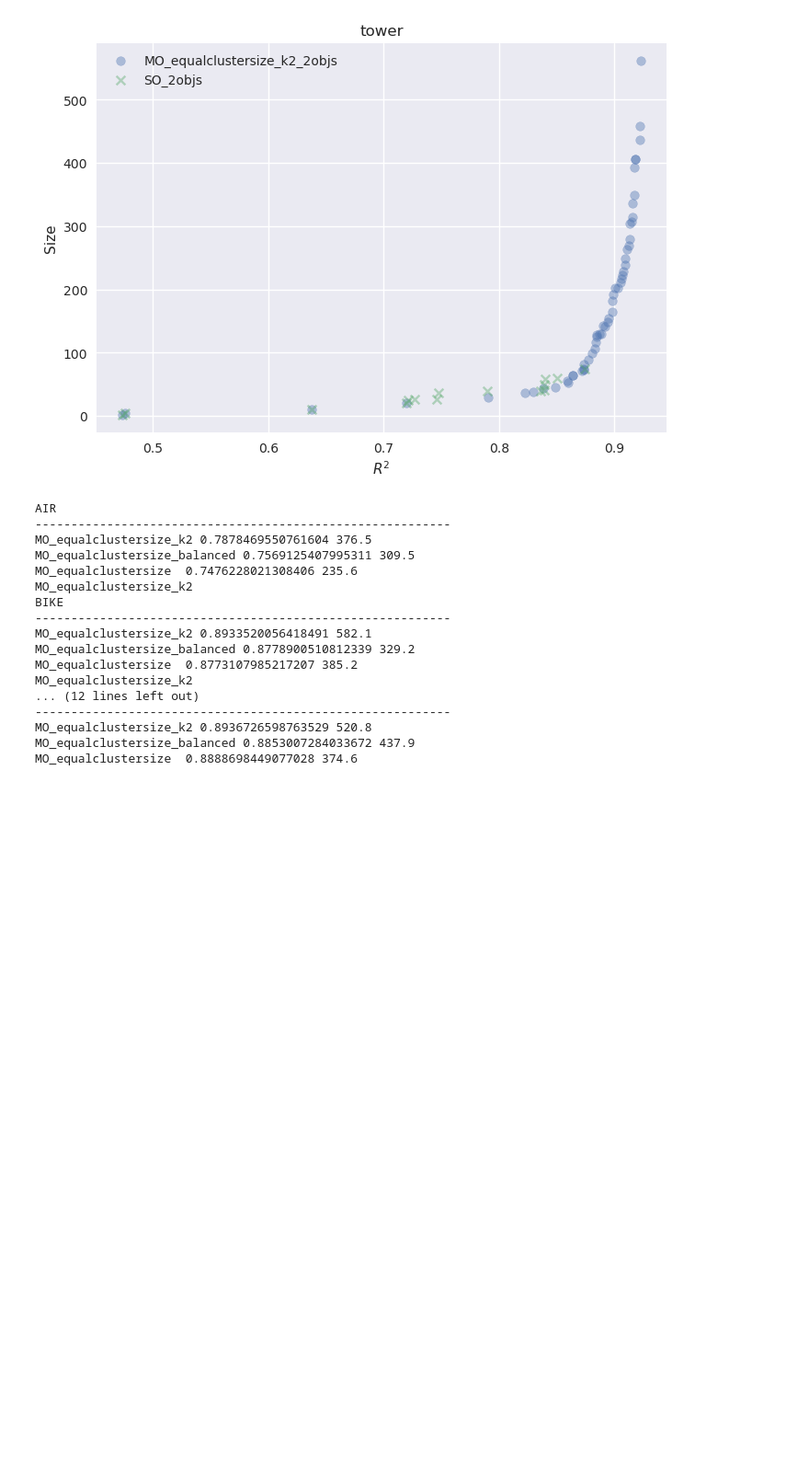
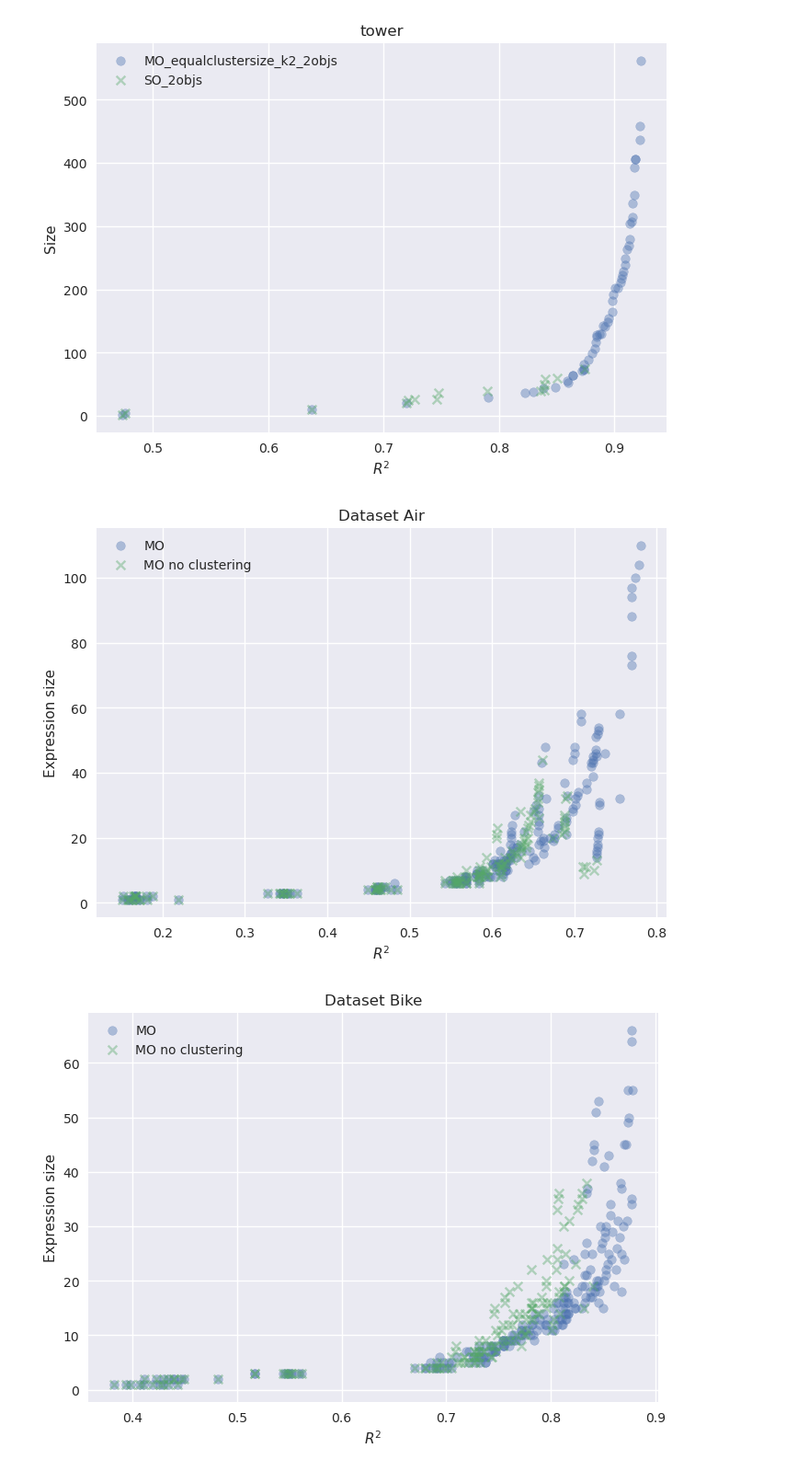
Before and after one commit to matigekunstintelligentie/MultiGPG, a Jupyter notebook: aggregate_MO.ipynb, the cells around one changed output. Shown at 92% size. Drawn from its saved outputs; the diff is of its cells as text; code cells hidden in the pictures; blank space fills up the shorter version.

```diff
--- a/aggregate_MO.ipynb
+++ b/aggregate_MO.ipynb
@@ -807,39 +807,36 @@ for dataset in datasets:
 [figure]
 [figure]
 # %%
-algorithms = ["MO_equalclustersize_k2", "MO_equalclustersize_balanced", "MO_equalclustersize"]
+import matplotlib.pyplot as plt
+from mpl_toolkits.mplot3d import Axes3D
+
+experiments = [["MO", "MO_nocluster"]]
+translate_dict = {"MO":"MO", "MO_nocluster":"MO no clustering"}
+markers = ['o', 'x', '^','s']
 for dataset in datasets:
-    print(dataset.upper())
-    print("-"*58)
-    meds = []
+    for experiment in experiments:
+        # Create a new figure for 3D plotting
+        plt.figure()
 
-    for algorithm in algorithms:
-        print(algorithm.ljust(20), dataset_filename[dataset][algorithm]["avg_hv"], np.mean(dataset_filename[dataset][algorithm]["gens"]))
-        meds.append(dataset_filename[dataset][algorithm]["hvs"])
- # Find the length of the shortest list
-    min_length = min(len(lst) for lst in meds)
+        for algorithm in experiment:
 
-    # Truncate each list to the shortest length
-    meds = [lst[:min_length] for lst in meds]
-    try:
-        print(algorithms[get_significantly_better_index(meds)])
-    except:
-        pass
+            # Sample data
+            x = dataset_filename[dataset][algorithm]["x"]
+            y = dataset_filename[dataset][algorithm]["y"]
+
+
+
+            # Create a 3D scatter plot
+            plt.scatter(collapse_list(x), collapse_list(y), alpha=0.4, label=translate_dict[algorithm], marker=markers[experiment.index(algorithm)])
+
+        # Customize the plot (optional)
+        plt.xlabel(r'$R^2$')
+        plt.ylabel('Expression size')
+        plt.title("Dataset {}".format(dataset.capitalize()))
+        plt.legend()
+
+        # Show the plot
+        plt.show()
 # %% [output]
-AIR
-----------------------------------------------------------
-MO_equalclustersize_k2 0.7878469550761604 376.5
-MO_equalclustersize_balanced 0.7569125407995311 309.5
-MO_equalclustersize  0.7476228021308406 235.6
-MO_equalclustersize_k2
-BIKE
-----------------------------------------------------------
-MO_equalclustersize_k2 0.8933520056418491 582.1
-MO_equalclustersize_balanced 0.8778900510812339 329.2
-MO_equalclustersize  0.8773107985217207 385.2
-MO_equalclustersize_k2
-... (12 lines left out)
-----------------------------------------------------------
-MO_equalclustersize_k2 0.8936726598763529 520.8
-MO_equalclustersize_balanced 0.8853007284033672 437.9
-MO_equalclustersize  0.8888698449077028 374.6
+[figure, added]
+[figure, added]
```
Also changed, not shown: parts of 6 cells of this notebook.
